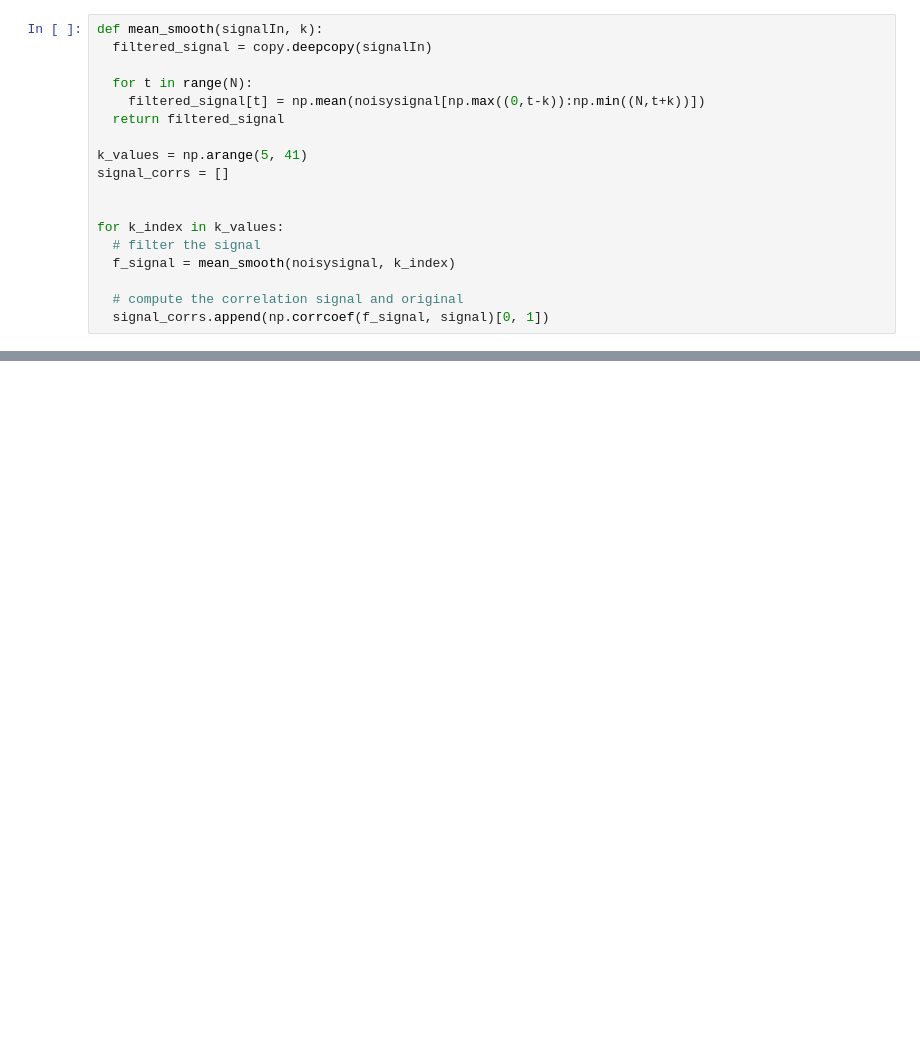
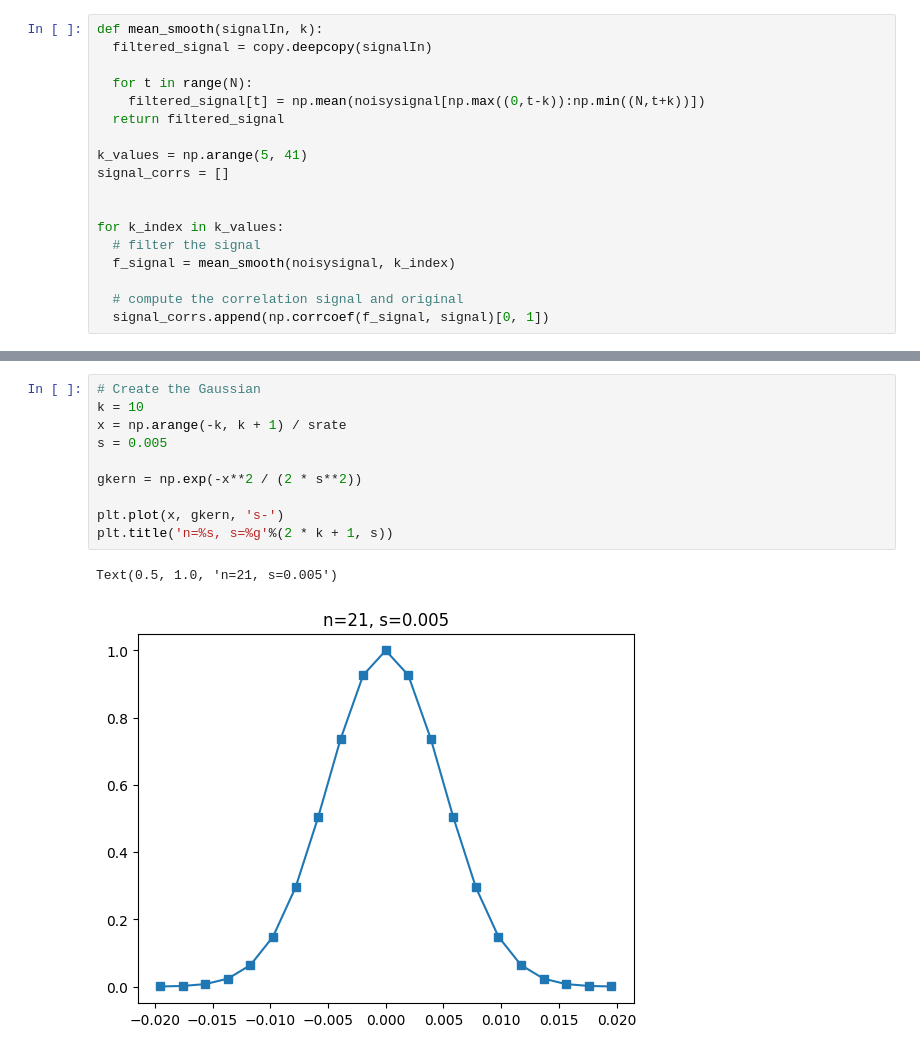
Before and after one commit to Nimira43/Miletus, a Jupyter notebook: Denoising-Signals/Denoising_Signals.ipynb, the cells around one changed output, grey strips where cells are left out. Cells and saved outputs as stored; diff of their text form; blank space fills up the shorter version.

```diff
--- a/Denoising-Signals/Denoising_Signals.ipynb
+++ b/Denoising-Signals/Denoising_Signals.ipynb
@@ -83,0 +101,13 @@ plt.plot(k_values, signal_corrs, 'ks-')
+# %%
+# Create the Gaussian
+k = 10
+x = np.arange(-k, k + 1) / srate
+s = 0.005
+
+gkern = np.exp(-x**2 / (2 * s**2))
+
+plt.plot(x, gkern, 's-')
+plt.title('n=%s, s=%g'%(2 * k + 1, s))
+# %% [output]
+Text(0.5, 1.0, 'n=21, s=0.005')
+[figure, added]
```
Also changed, not shown: parts of 8 cells of this notebook, 1 other file.
